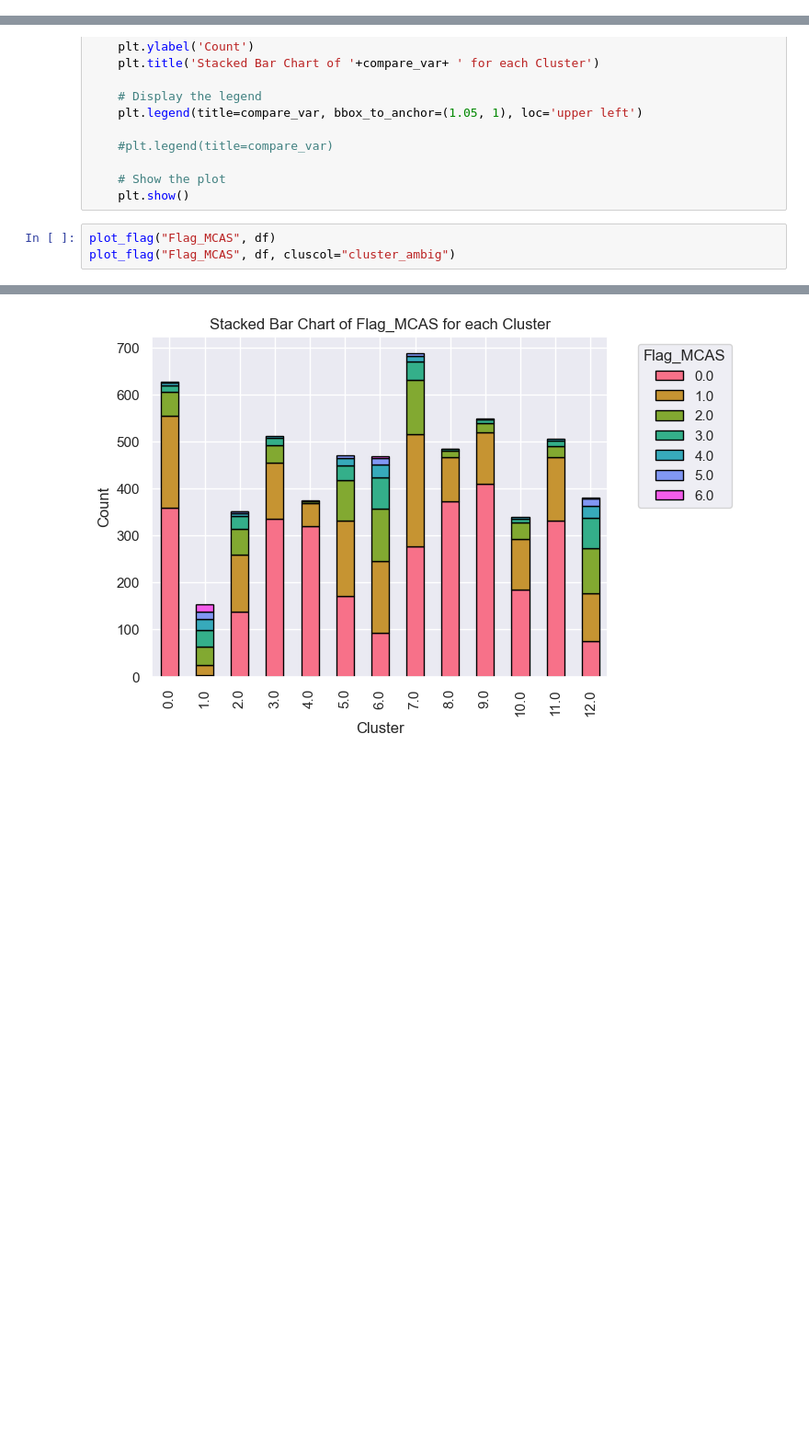
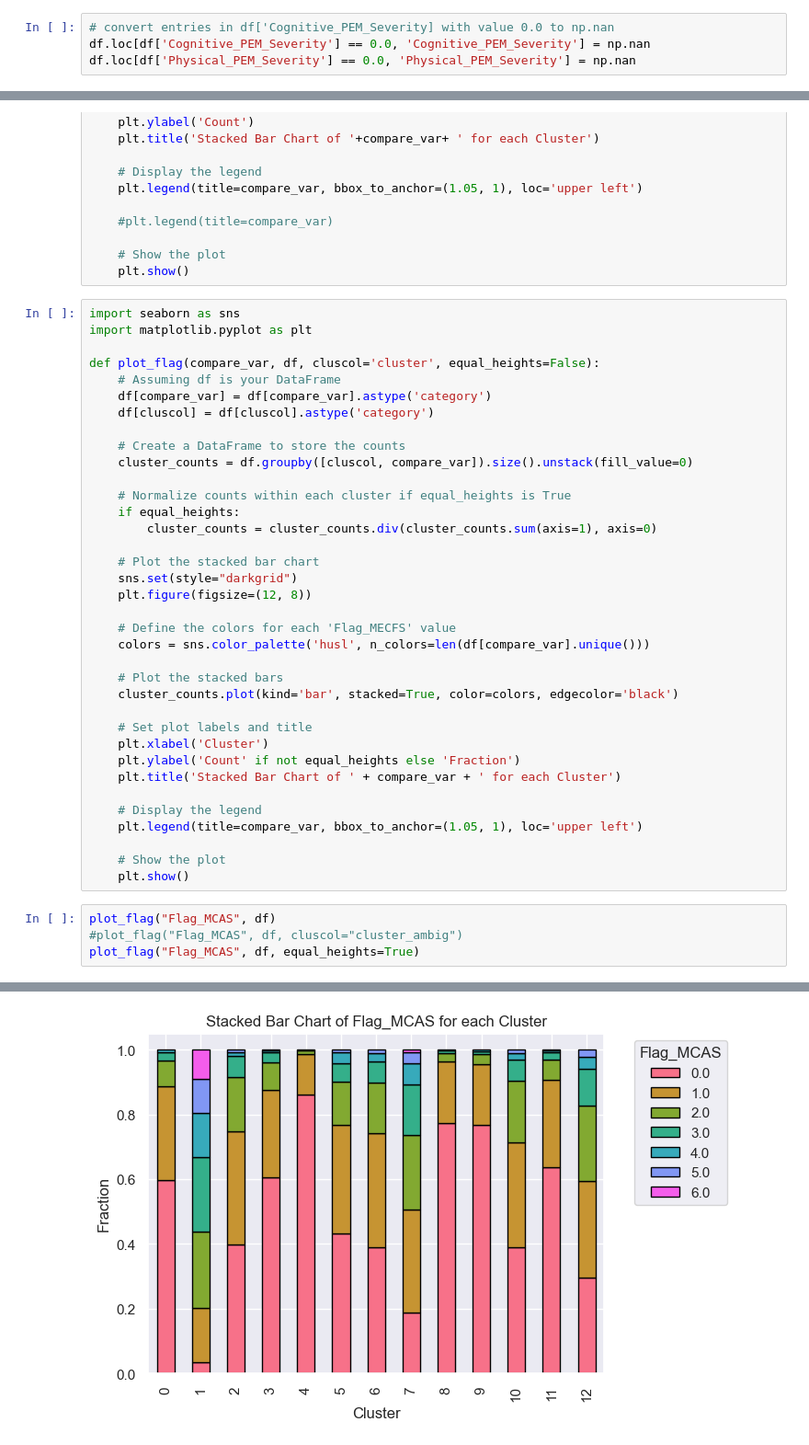
Before and after one commit to leothesouthafrican/PLR, a Jupyter notebook: Tessa/stepmix-analyze-112923.ipynb, the cells around one changed output, grey strips where cells are left out. Shown at 92% size. Cells and saved outputs as stored; diff of their text form; blank space fills up the shorter version.

```diff
--- a/Tessa/stepmix-analyze-112923.ipynb
+++ b/Tessa/stepmix-analyze-112923.ipynb
@@ -15,6 +15,10 @@ sympdf = df.loc[:, df.columns.str.startswith('Symptom_')]
 sympdf.shape
 # filter to match
 sympdf = sympdf.loc[:, (sympdf.sum() / sympdf.shape[0] > 0.05) & (sympdf.sum()  / sympdf.shape[0]< 0.95)]
+# %%
+# convert entries in df['Cognitive_PEM_Severity] with value 0.0 to np.nan
+df.loc[df['Cognitive_PEM_Severity'] == 0.0, 'Cognitive_PEM_Severity'] = np.nan
+df.loc[df['Physical_PEM_Severity'] == 0.0, 'Physical_PEM_Severity'] = np.nan
 # %%
 def load_run(n_components, date):
     clusters = pd.read_csv("output/cluster_"+str(n_components)+"_"+date+".csv", index_col=0)
@@ -71,13 +75,50 @@ def plot_flag(compare_var, df, cluscol = 'cluster'):
 
     # Show the plot
     plt.show()
+# %%
+import seaborn as sns
+import matplotlib.pyplot as plt
+
+def plot_flag(compare_var, df, cluscol='cluster', equal_heights=False):
+    # Assuming df is your DataFrame
+    df[compare_var] = df[compare_var].astype('category')
+    df[cluscol] = df[cluscol].astype('category')
+
+    # Create a DataFrame to store the counts
+    cluster_counts = df.groupby([cluscol, compare_var]).size().unstack(fill_value=0)
+
+    # Normalize counts within each cluster if equal_heights is True
+    if equal_heights:
+        cluster_counts = cluster_counts.div(cluster_counts.sum(axis=1), axis=0)
+
+    # Plot the stacked bar chart
+    sns.set(style="darkgrid")
+    plt.figure(figsize=(12, 8))
+
+    # Define the colors for each 'Flag_MECFS' value
+    colors = sns.color_palette('husl', n_colors=len(df[compare_var].unique()))
+
+    # Plot the stacked bars
+    cluster_counts.plot(kind='bar', stacked=True, color=colors, edgecolor='black')
+
+    # Set plot labels and title
+    plt.xlabel('Cluster')
+    plt.ylabel('Count' if not equal_heights else 'Fraction')
+    plt.title('Stacked Bar Chart of ' + compare_var + ' for each Cluster')
+
+    # Display the legend
+    plt.legend(title=compare_var, bbox_to_anchor=(1.05, 1), loc='upper left')
+
+    # Show the plot
+    plt.show()
 # %%
 plot_flag("Flag_MCAS", df)
-plot_flag("Flag_MCAS", df, cluscol="cluster_ambig")
+#plot_flag("Flag_MCAS", df, cluscol="cluster_ambig")
+plot_flag("Flag_MCAS", df, equal_heights=True)
 # %% [output]
 <Figure size 1200x800 with 0 Axes>
 [figure]
 <Figure size 1200x800 with 0 Axes>
-[figure, old version]
+[figure, new version]
 # %%
 plot_flag("Flag_MECFS", df)
```
Also changed, not shown: parts of 32 cells of this notebook.
